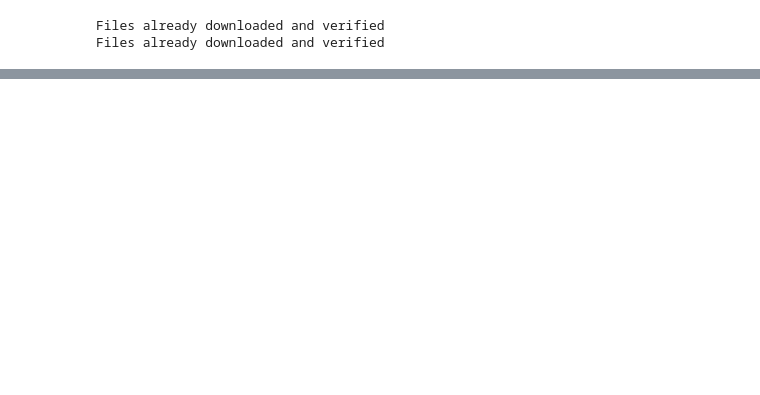
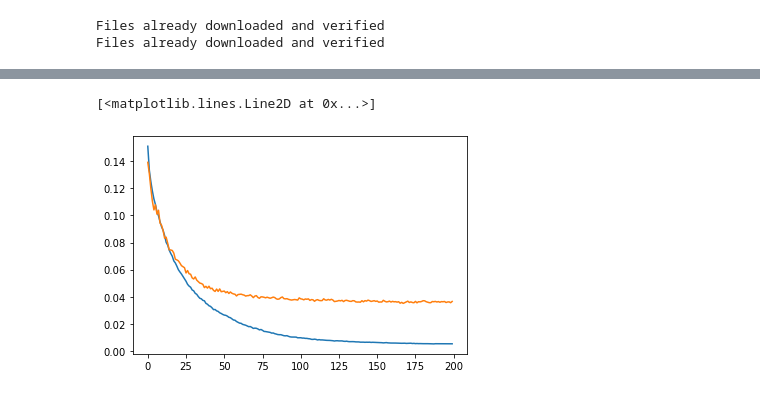
Before and after one commit to MajorCarrot/bc_pt, a Jupyter notebook: CIFAR10.ipynb, the cells around one changed output, grey strips where cells are left out. Saved outputs shown, nothing was run; the diff lists cells and outputs as text; code cells hidden in the pictures; blank space fills up the shorter version.

Commit message:
Updated CIFAR-10
Accuracy reached 80%... Still overfitting (from loss graphs)

```diff
--- a/CIFAR10.ipynb
+++ b/CIFAR10.ipynb
@@ -6,15 +6,17 @@ H = 1
 deterministic = True
 
 # For Training
-batch_size = 50
-num_epochs = 500
+batch_size = 64
+num_epochs = 200
 
 # For batchnorm
 epsilon = 1e-4
 alpha = .1
 
 # For the optimizer
-lr = .003
+learning_rate = .3
+min_learning_rate = 3e-5
+decay = (learning_rate - min_learning_rate) / num_epochs
 
 # Set GPU
 device = torch.device("cuda")
@@ -154,19 +156,23 @@ dl_test = DataLoader(
 Files already downloaded and verified
 Files already downloaded and verified
 # %%
-loss = SquareHingeLoss
-# loss = torch.nn.MSELoss()
-optimizer = torch.optim.Adam(model.parameters(), lr=lr)
+# loss = SquareHingeLoss
+loss = torch.nn.MSELoss()
+optimizer = torch.optim.SGD(model.parameters(), lr=learning_rate, momentum=decay)
 # %%
 def train(model, num_epochs, dl_train, dl_valid, optimizer, lossfunction):
     losses = [0] * num_epochs
     val_losses = [0] * num_epochs
+    accuracy = [0] * num_epochs
+
     total_steps = len(dl_train) * num_epochs
     for epoch in range(num_epochs):
         print(f"Epoch {epoch + 1}")
         # Start training
         model.train()
         for i, (input, target) in enumerate(dl_train):
+            if i % 10 == 0:
+                print(i, end=" ")
             optimizer.zero_grad()
 #             input = torch.reshape(input, (-1, 32 * 32)).to(device)
             input = input.to(device)
@@ -178,8 +184,6 @@ def train(model, num_epochs, dl_train, dl_valid, optimizer, lossfunction):
             loss.backward()
 
             optimizer.step()
-            if (i + 1) % 10 == 0:
-                print(i + 1, "{:.04}".format(losses[epoch] / (i + 1)), end="\t")
 
         model.eval()
         tot_acc = 0
@@ -192,12 +196,14 @@ def train(model, num_epochs, dl_train, dl_valid, optimizer, lossfunction):
                 loss = lossfunction(output, target.float())
                 val_losses[epoch] += loss.item()
                 tot_acc = (tot_acc * j + int(sum(torch.argmax(target, -1) == torch.argmax(output, -1))) / len(target)) / (j + 1)
+        accuracy[epoch] = tot_acc
+
         print("")
         print("Epoch training loss" , losses[epoch] / len(dl_train))
         print("Epoch valid loss" , val_losses[epoch] / len(dl_valid))
         print("Validation Accuracy:", tot_acc)
-    return losses, val_losses,
+    return losses, val_losses, accuracy
 # %%
-train(model, num_epochs, dl_train, dl_test, optimizer, loss)
+losses, val_losses, accuracy = train(model, num_epochs, dl_train, dl_test, optimizer, loss)
 # %% [output]
 Epoch 1
@@ -205,0 +226,7 @@ KeyboardInterrupt:
+# %%
+import matplotlib.pyplot as plt
+plt.plot([loss / len(dl_train) for loss in losses])
+plt.plot([val_loss / len(dl_test) for val_loss in val_losses])
+# %% [output]
+[<matplotlib.lines.Line2D at 0x...>]
+[figure, added]
```
Also changed, not shown: parts of 1 cell of this notebook.
